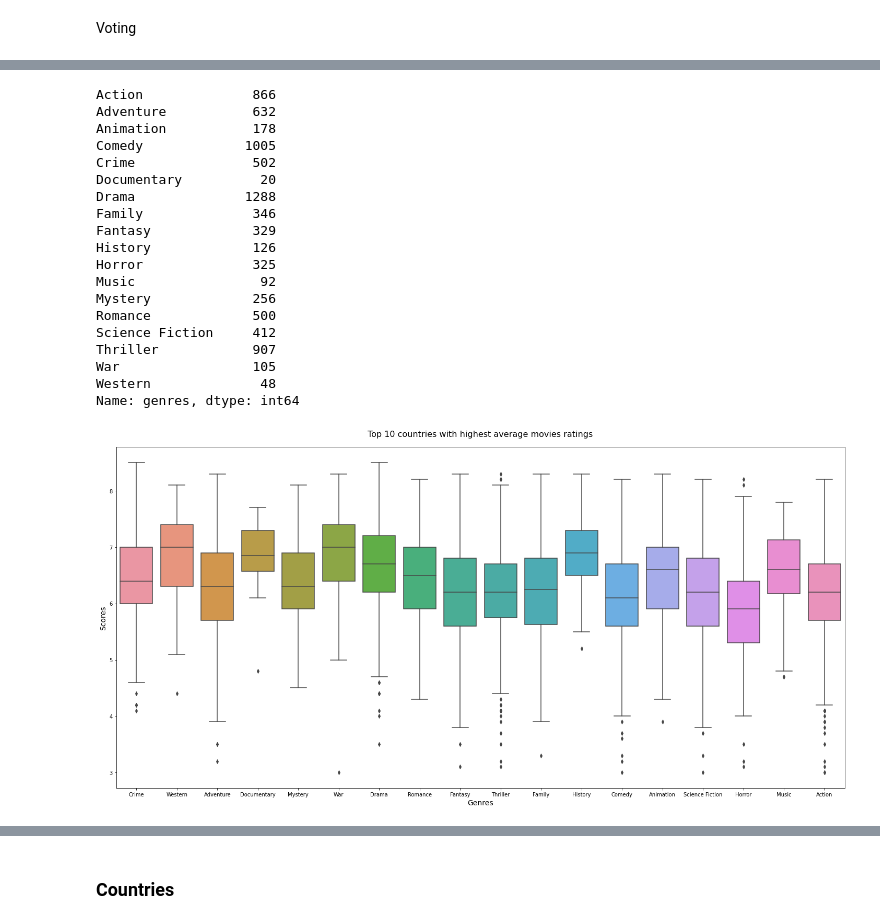
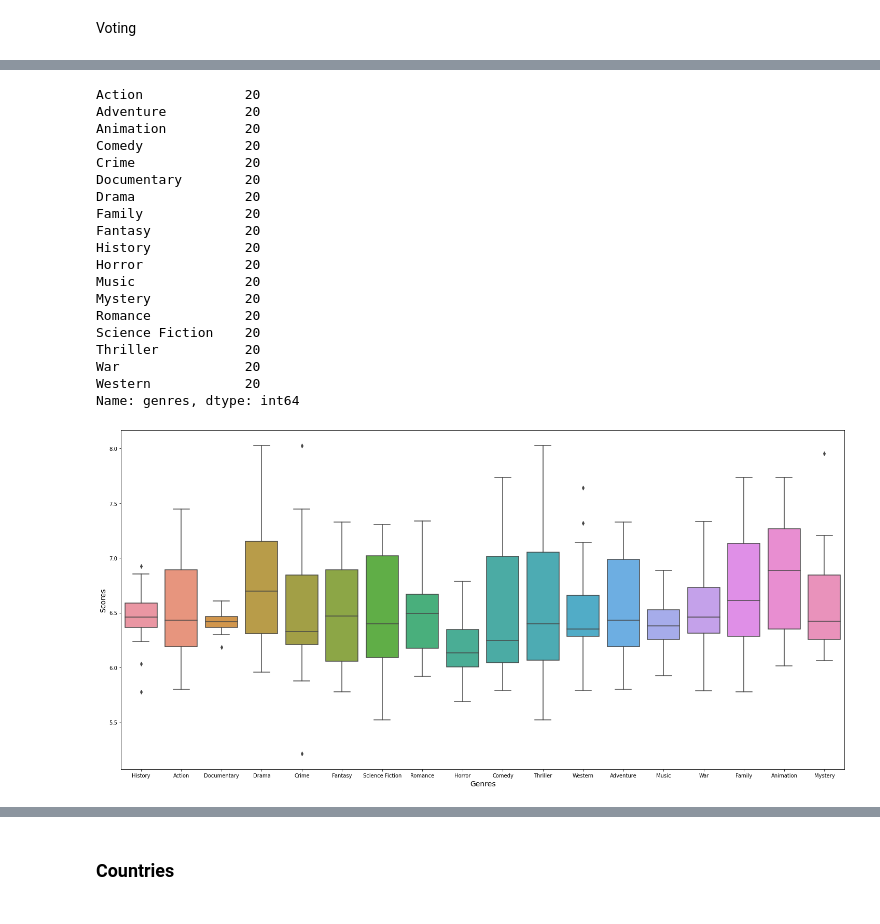
Before and after one commit to Tim-eyes/Data-Analytics-Sheet, a Jupyter notebook: movie.ipynb, the cells around one changed output, grey strips where cells are left out. Saved outputs shown, nothing was run; the diff lists cells and outputs as text; code cells hidden in the pictures.

```diff
--- a/movie.ipynb
+++ b/movie.ipynb
@@ -124,8 +124,6 @@ new_df['crew'] = new_df['crew'].apply(get_director)
 new_df.rename(columns={'crew':'director'},inplace=True)
 # %%
 new_df['production_countries'] = new_df['production_countries'].str.replace('United States of America','United States')
-# %%
-new_df['profit'] = new_df['revenue']-new_df['budget']
 # %%
 new_df.info()
 # %% [output]
@@ -184,0 +163,5 @@ new_df
+# %%
+new_df['budget_adjust'] = new_df.apply(lambda x: cpi.inflate(x['budget'],x['release_year']),axis=1)
+new_df['revenue_adjust'] = new_df.apply(lambda x: cpi.inflate(x['revenue'],x['release_year']),axis=1)
+new_df['profit'] = new_df['revenue_adjust']-new_df['budget_adjust']
+new_df['profit_'] = new_df['revenue']-new_df['budget']
@@ -186,0 +188,7 @@ new_df
+# %%
+m = new_df['vote_count'].quantile(0.75)
+v = new_df['vote_average'].mean()
+new_df['weight'] = new_df.apply(lambda x : (x['vote_count']/(x['vote_count']+m))*x['vote_average'] + (m/(x['vote_count']+m))*v,axis=1)
+
+# new_df.drop(['vote_average','vote_count'],axis=1,inplace=True)
+new_df.head()
@@ -309,10 +324,10 @@ plt.xticks(rotation=0)
 # %% [markdown]
 Voting
 # %%
-genres_df = pd.DataFrame(index=range(0,4803),columns=genres_)
+genres_df = pd.DataFrame(columns=genres_)
 for i in pd.DataFrame(genres).index:
     list_=[]
-    for j,t in zip(new_df["genres"],new_df["vote_average"]):
+    for j,t in zip(new_df["genres"],new_df["weight"]):
         if i in j:
             list_.append(t)
     genres_df[i]=pd.Series(list_)
@@ -343,31 +358,31 @@ genres_df = genres_df.T.stack().reset_index(level=1
                             ).reset_index().rename(columns={"index":"genres",0:"score"})
 genres_df["genres"].value_counts().sort_index()
 # %% [output]
-Action              866
-Adventure           632
-Animation           178
-Comedy             1005
-Crime               502
-Documentary          20
-Drama              1288
-Family              346
-Fantasy             329
-History             126
-Horror              325
-Music                92
-Mystery             256
-Romance             500
-Science Fiction     412
-Thriller            907
-War                 105
-Western              48
+Action             20
+Adventure          20
+Animation          20
+Comedy             20
+Crime              20
+Documentary        20
+Drama              20
+Family             20
+Fantasy            20
+History            20
+Horror             20
+Music              20
+Mystery            20
+Romance            20
+Science Fiction    20
+Thriller           20
+War                20
+Western            20
 Name: genres, dtype: int64
 # %%
 plt.figure(figsize=(25,12))
 sns.boxplot(x='genres',y='score', data=genres_df)
 plt.xlabel(xlabel="Genres",fontsize=14)
 plt.ylabel(ylabel="Scores",fontsize=14)
-plt.title('Top 10 countries with highest average movies ratings',fontsize=16,pad=20)
+# plt.title('Top 10 genres with highest average movies ratings',fontsize=16,pad=20) Movie scores by genre
 plt.show()
 # %% [output]
-[figure, old version]
+[figure, new version]
```
Also changed, not shown: parts of 86 cells of this notebook, 4 other files.
